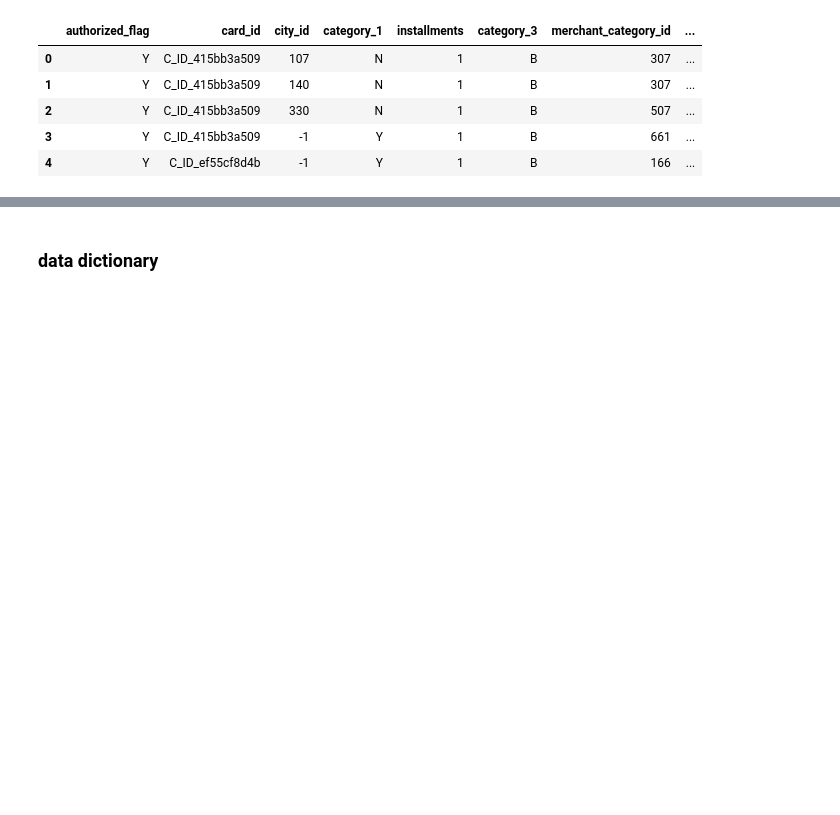
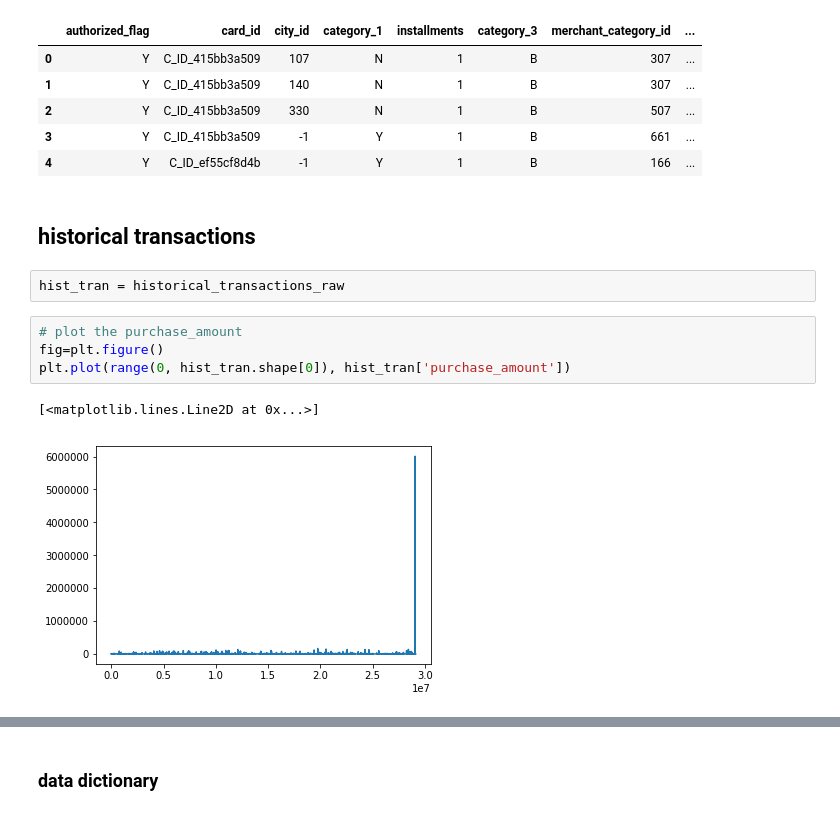
Before and after one commit to hao-sharethis/elo-cee-690, a Jupyter notebook: core/summary-statistics.ipynb, the cells around one changed output, grey strips where cells are left out. Saved outputs shown, nothing was run; the diff lists cells and outputs as text; blank space fills up the shorter version.

```diff
--- a/core/summary-statistics.ipynb
+++ b/core/summary-statistics.ipynb
@@ -72,3 +77,14 @@ new_transactions.head()
 | 2 | Y | C_ID_415bb3a509 | 330 | N | 1 | B | 507 | ... |
 | 3 | Y | C_ID_415bb3a509 | -1 | Y | 1 | B | 661 | ... |
 | 4 | Y | C_ID_ef55cf8d4b | -1 | Y | 1 | B | 166 | ... |
+# %% [markdown]
+## historical transactions
+# %%
+hist_tran = historical_transactions_raw
+# %%
+# plot the purchase_amount
+fig=plt.figure()
+plt.plot(range(0, hist_tran.shape[0]), hist_tran['purchase_amount'])
+# %% [output]
+[<matplotlib.lines.Line2D at 0x...>]
+[figure, added]
```
Also changed, not shown: parts of 36 cells of this notebook, 6 other files.
